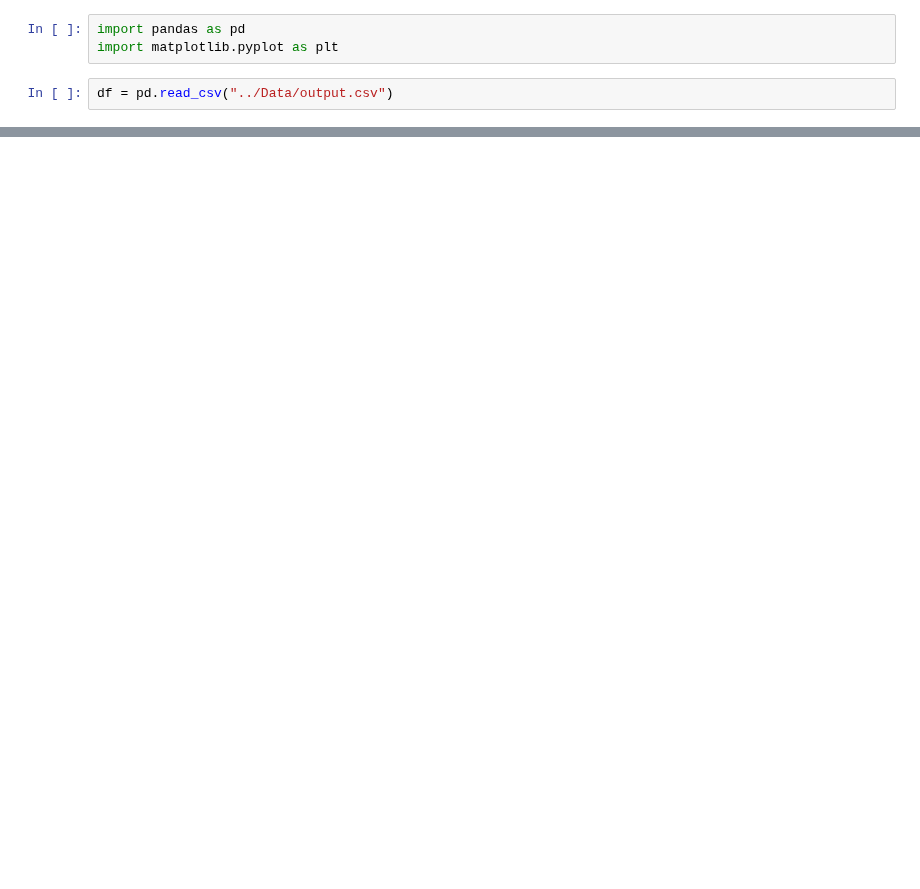
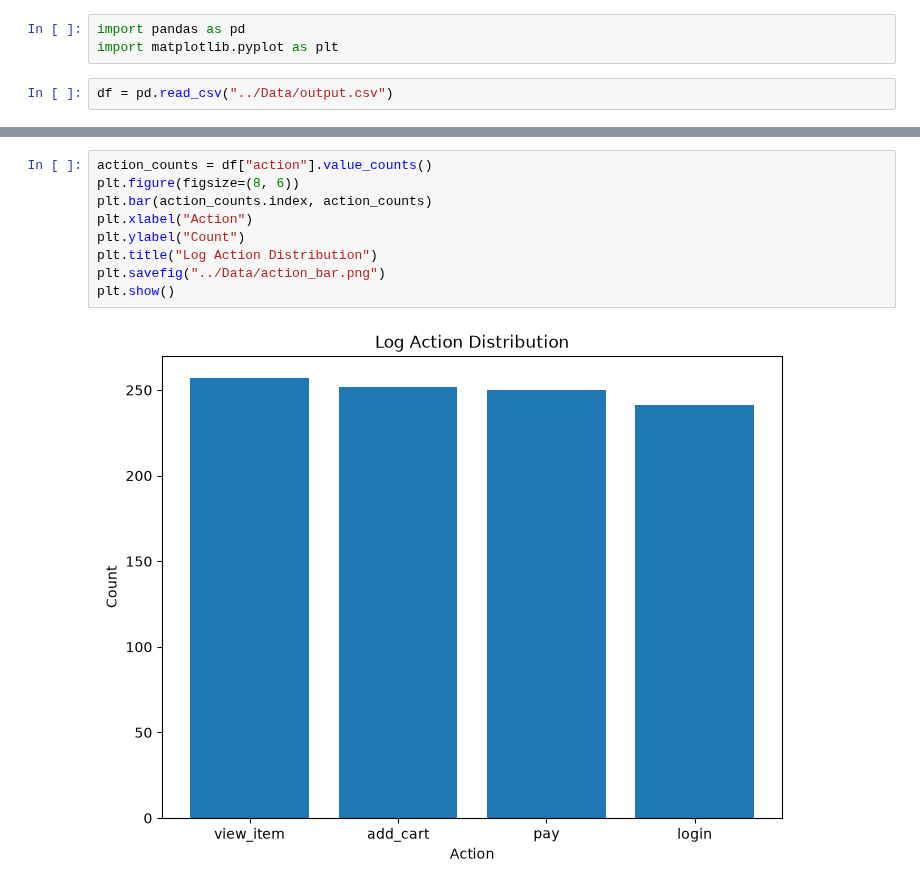
Before and after one commit to Tang7911/log_analyzer, a Jupyter notebook: Analysis/analyze.ipynb, the cells around one changed output, grey strips where cells are left out. Drawn from its saved outputs; the diff is of its cells as text; blank space fills up the shorter version.

```diff
--- a/Analysis/analyze.ipynb
+++ b/Analysis/analyze.ipynb
@@ -79,0 +80,11 @@ plt.show()
+# %%
+action_counts = df["action"].value_counts()
+plt.figure(figsize=(8, 6))
+plt.bar(action_counts.index, action_counts)
+plt.xlabel("Action")
+plt.ylabel("Count")
+plt.title("Log Action Distribution")
+plt.savefig("../Data/action_bar.png")
+plt.show()
+# %% [output]
+[figure, added]
```
Also changed, not shown: parts of 14 cells of this notebook, 6 other files.
